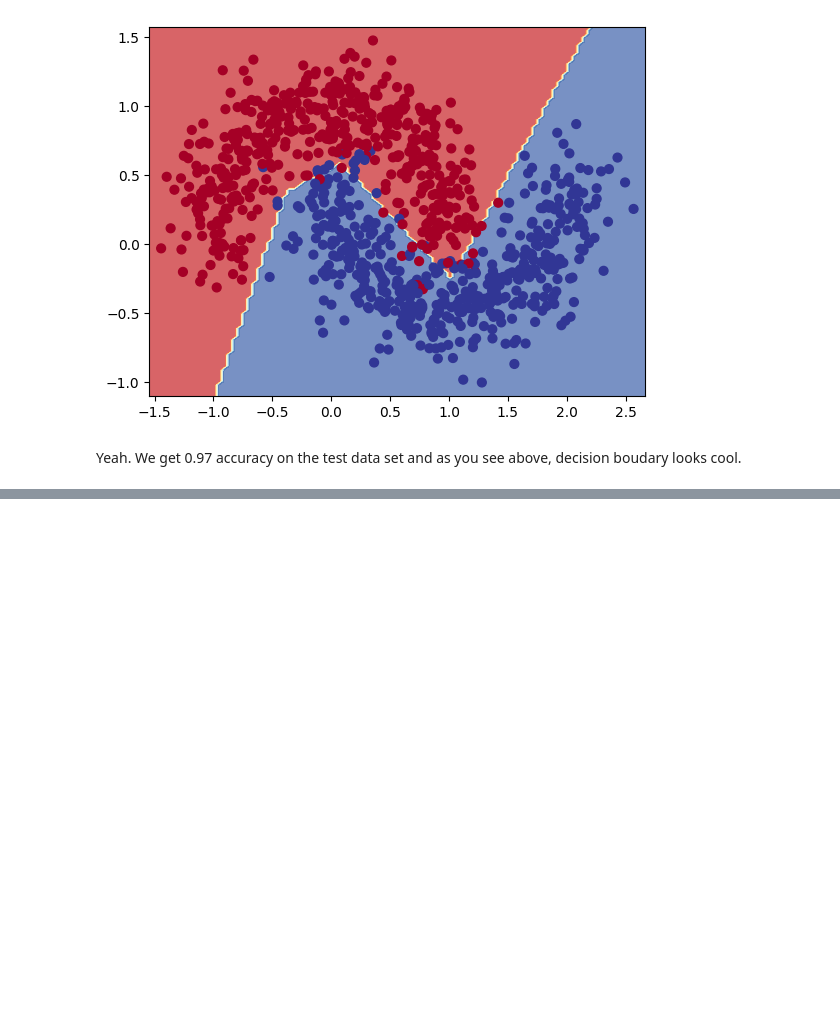
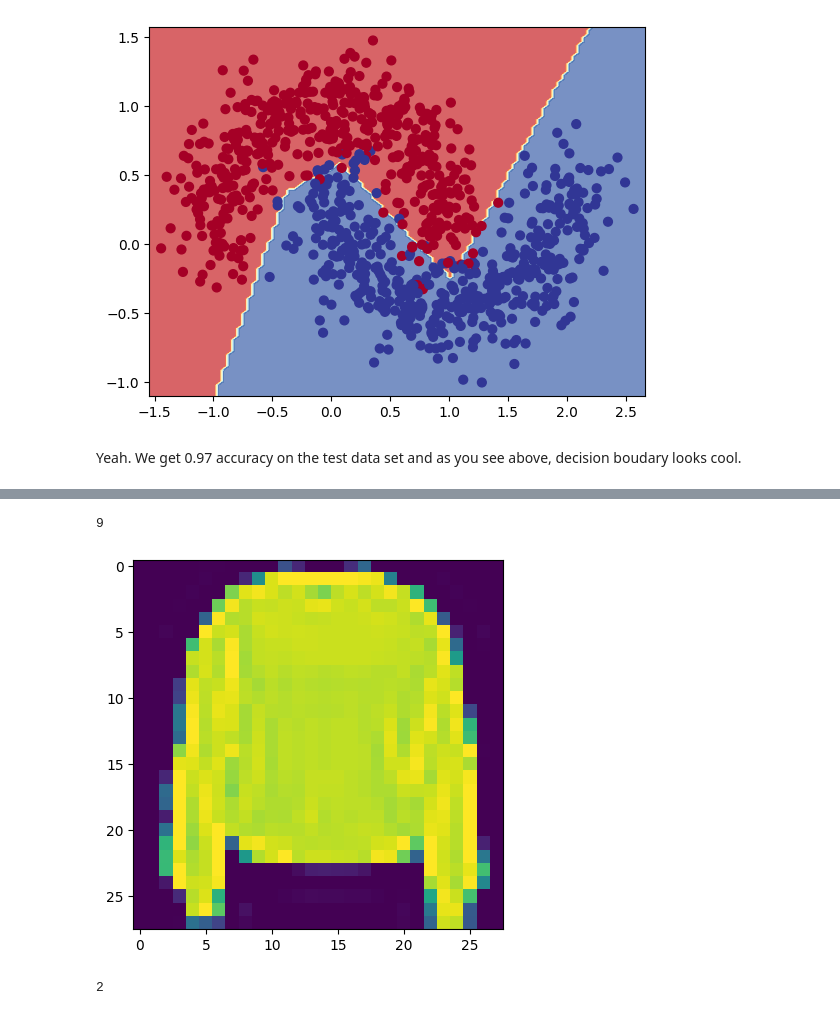
Before and after one commit to SedatParlak/tensorflow, a Jupyter notebook: 02_neural_network_classification_with_tensorflow_exercises.ipynb, the cells around one changed output, grey strips where cells are left out. Cells and saved outputs as stored; diff of their text form; code cells hidden in the pictures; blank space fills up the shorter version.

Commit message:
add tensorflow classification exercises

```diff
--- a/02_neural_network_classification_with_tensorflow_exercises.ipynb
+++ b/02_neural_network_classification_with_tensorflow_exercises.ipynb
@@ -271,0 +276,6 @@ Yeah. We get 0.97 accuracy on the test data set and as you see above, decision b
+# %%
+# import dataset
+from tensorflow.keras.datasets import fashion_mnist
+
+# Load dataset
+(X_train, y_train), (X_test, y_test) = fashion_mnist.load_data()
@@ -271,0 +317,15 @@ Yeah. We get 0.97 accuracy on the test data set and as you see above, decision b
+# %%
+# Check the first element of X
+y_train[0]
+# %% [output]
+9
+# %%
+# Plot the a single data
+plt.imshow(X_train[7])
+plt.show()
+# %% [output]
+[figure, added]
+# %%
+y_train[7]
+# %% [output]
+2
```
Also changed, not shown: parts of 18 cells of this notebook.
